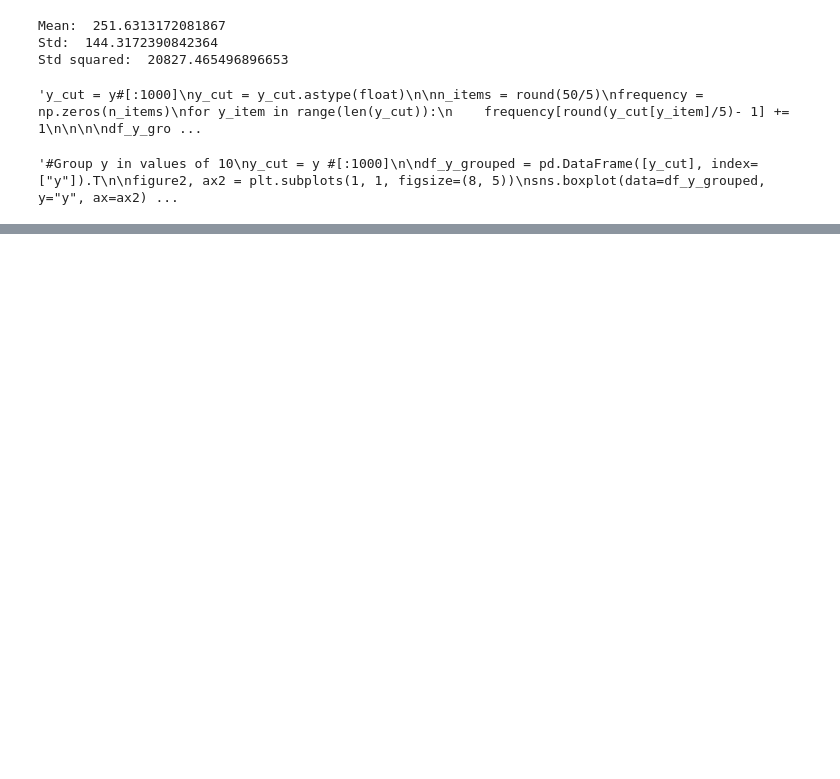
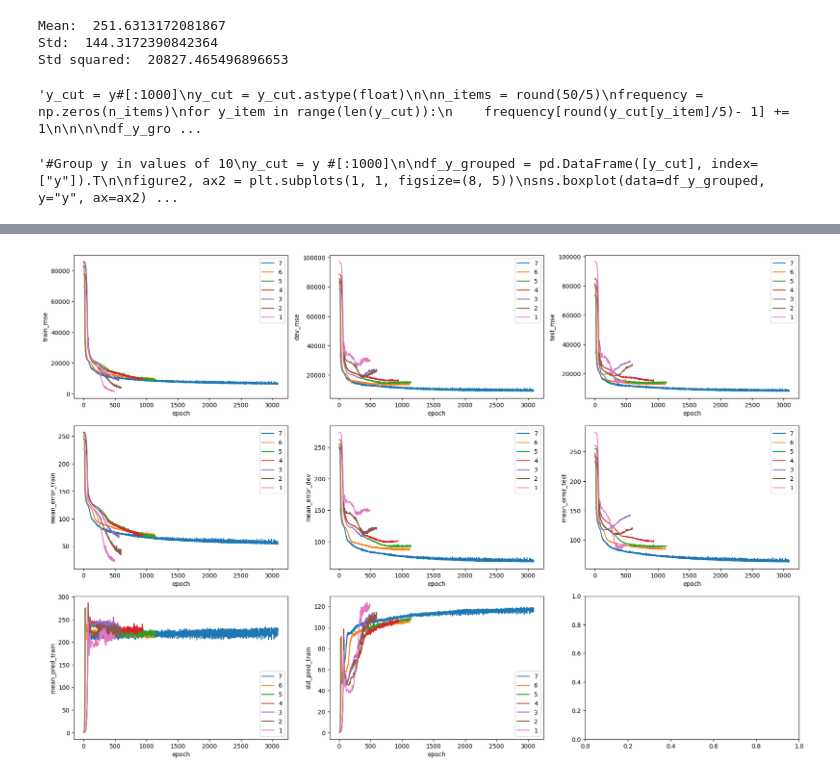
Before and after one commit to muraronicola/Approximating-volume-computations-via-GNNs, a Jupyter notebook: AnalyzeData.ipynb, the cells around one changed output, grey strips where cells are left out. Drawn from its saved outputs; the diff is of its cells as text; code cells hidden in the pictures; blank space fills up the shorter version.

```diff
--- a/AnalyzeData.ipynb
+++ b/AnalyzeData.ipynb
@@ -194,0 +113,23 @@ figure2.tight_layout()
+# %%
+figure2, ax2 = plt.subplots(3, 3, figsize=(18, 12))
+
+for i in range(vector_size):
+    sns.lineplot(data=vector_data[i], x="epoch", y="train_mse", ax=ax2[0, 0], label=run_id - i)
+    sns.lineplot(data=vector_data[i], x="epoch", y="dev_mse", ax=ax2[0, 1], label=run_id - i)
+    sns.lineplot(data=vector_data[i], x="epoch", y="test_mse", ax=ax2[0, 2], label=run_id - i)
+
+    sns.lineplot(data=vector_data[i], x="epoch", y="mean_error_train", ax=ax2[1, 0], label=run_id - i)
+    sns.lineplot(data=vector_data[i], x="epoch", y="mean_error_dev", ax=ax2[1, 1], label=run_id - i)
+    sns.lineplot(data=vector_data[i], x="epoch", y="mean_error_test", ax=ax2[1, 2], label=run_id - i)
+
+    sns.lineplot(data=vector_data[i], x="epoch", y="mean_pred_train", ax=ax2[2, 0], label=run_id - i)
+    #sns.lineplot(data=vector_data[i], x="epoch", y="mean_pred_dev", ax=ax2[2, 0], label=run_id - i)
+    #sns.lineplot(data=vector_data[i], x="epoch", y="mean_pred_test", ax=ax2[2, 0], label=run_id - i)
+
+    sns.lineplot(data=vector_data[i], x="epoch", y="std_pred_train", ax=ax2[2, 1], label=run_id - i)
+    #sns.lineplot(data=vector_data[i], x="epoch", y="std_pred_dev", ax=ax2[2, 1], label=run_id - i)
+    #sns.lineplot(data=vector_data[i], x="epoch", y="std_pred_test", ax=ax2[2, 1], label=run_id - i)
+
+figure2.tight_layout()
+# %% [output]
+[figure, added]
```
Also changed, not shown: parts of 4 cells of this notebook, 38 other files.
